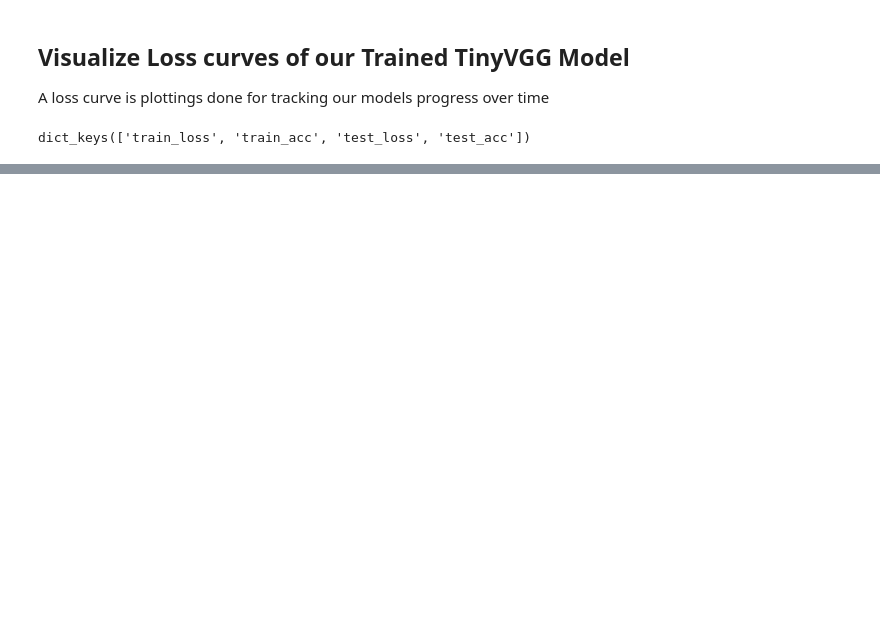
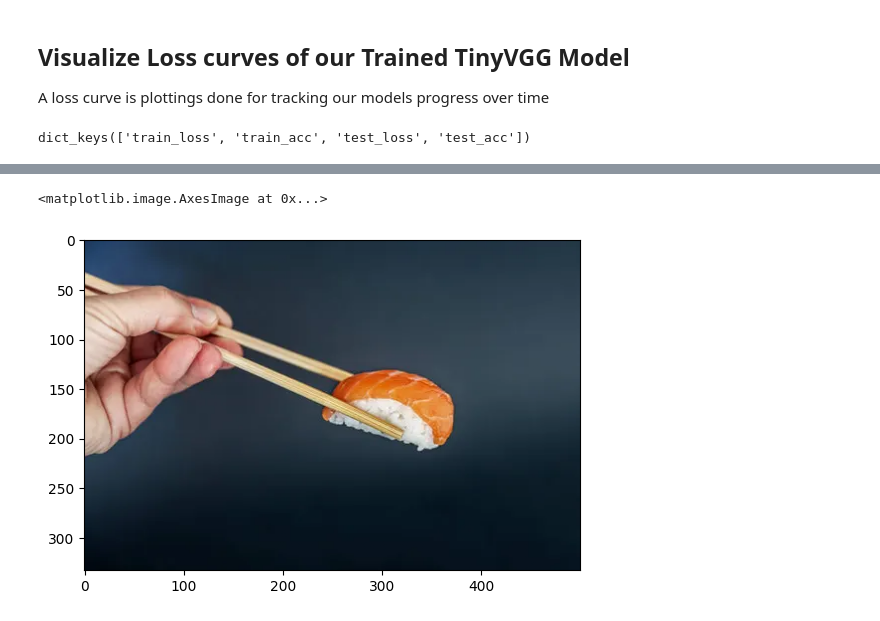
Before and after one commit to 94Akriti/DL-ML-USING-PYTORCH, a Jupyter notebook: Custom_Datasets.ipynb, the cells around one changed output, grey strips where cells are left out. Saved outputs shown, nothing was run; the diff lists cells and outputs as text; code cells hidden in the pictures; blank space fills up the shorter version.

```diff
--- a/Custom_Datasets.ipynb
+++ b/Custom_Datasets.ipynb
@@ -919,0 +1160,5 @@ plot_loss_curves(model_0_results)
+# %%
+plt.imshow(custom_image.permute(1,2,0))
+# %% [output]
+<matplotlib.image.AxesImage at 0x...>
+[figure, added]
```
Also changed, not shown: parts of 48 cells of this notebook.
